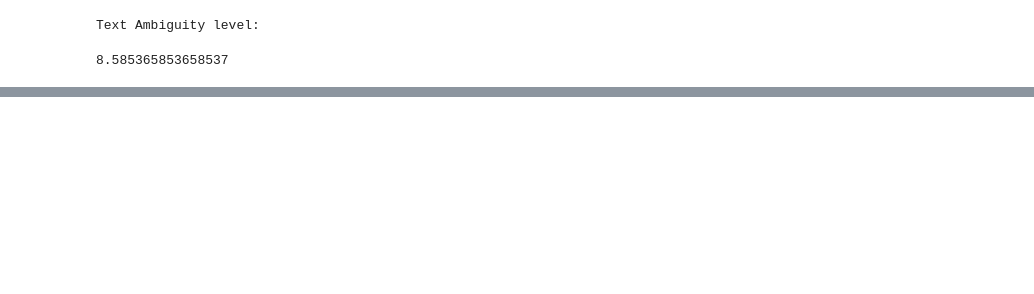
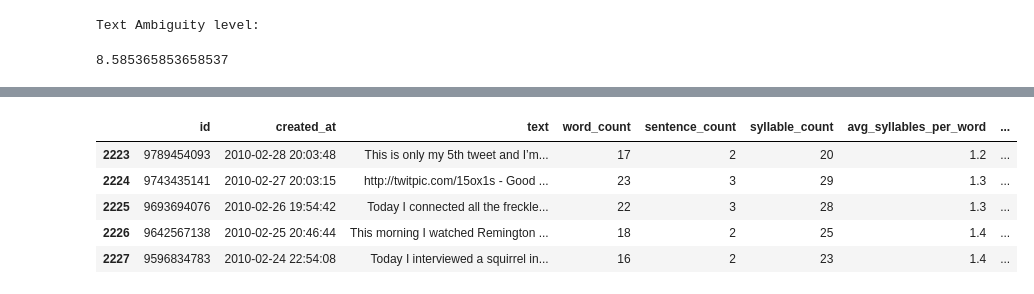
Before and after one commit to Suya/TccTwitter, a Jupyter notebook: experimentos/features.ipynb, the cells around one changed output, grey strips where cells are left out. Saved outputs shown, nothing was run; the diff lists cells and outputs as text; code cells hidden in the pictures; blank space fills up the shorter version.

```diff
--- a/experimentos/features.ipynb
+++ b/experimentos/features.ipynb
@@ -293,2 +285,11 @@ dfHillary.head()
+# %%
+dfConan.tail()
+# %% [output]
+|  | id | created_at | text | word_count | sentence_count | syllable_count | avg_syllables_per_word | ... |
+| 2223 | 9789454093 | 2010-02-28 20:03:48 | This is only my 5th tweet and I’m... | 17 | 2 | 20 | 1.2 | ... |
+| 2224 | 9743435141 | 2010-02-27 20:03:15 | http://twitpic.com/15ox1s - Good ... | 23 | 3 | 29 | 1.3 | ... |
+| 2225 | 9693694076 | 2010-02-26 19:54:42 | Today I connected all the freckle... | 22 | 3 | 28 | 1.3 | ... |
+| 2226 | 9642567138 | 2010-02-25 20:46:44 | This morning I watched Remington ... | 18 | 2 | 25 | 1.4 | ... |
+| 2227 | 9596834783 | 2010-02-24 22:54:08 | Today I interviewed a squirrel in... | 16 | 2 | 23 | 1.4 | ... |
 # %%
 dfTrump.head()
```
Also changed, not shown: parts of 12 cells of this notebook.
